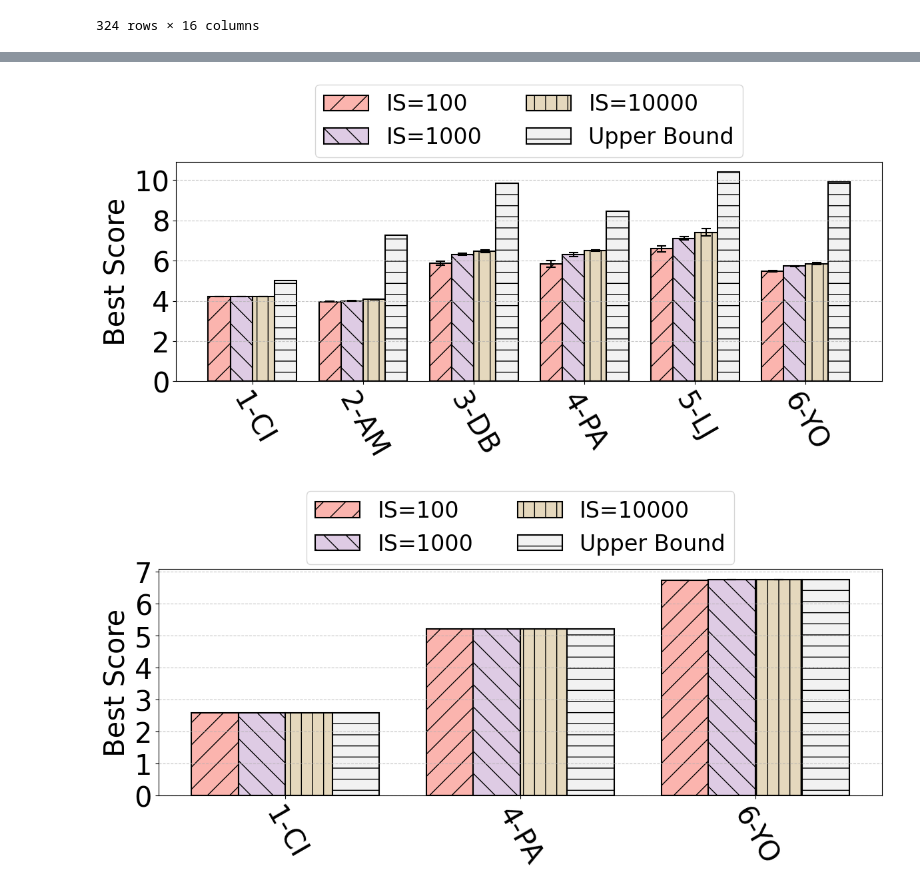
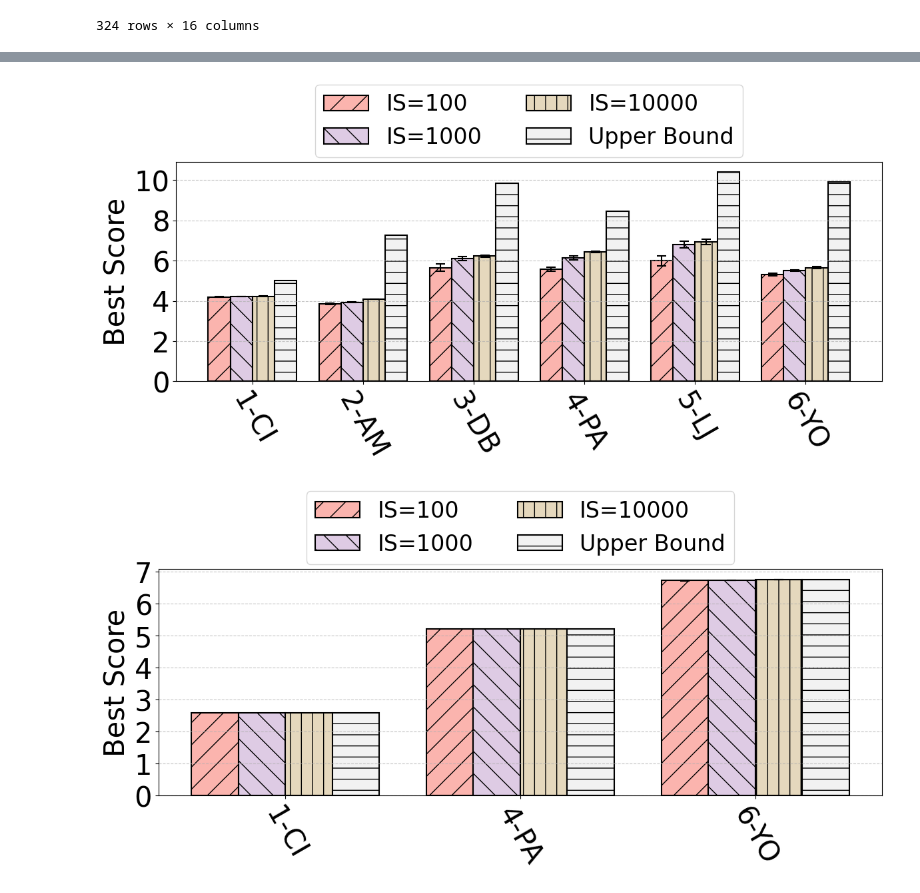
Before and after one commit to dcc-ufla-graph-mining/fractal, a Jupyter notebook: plots/CCPE_Plots/optimality_plots.ipynb, the cells around one changed output, grey strips where cells are left out. Saved outputs shown, nothing was run; the diff lists cells and outputs as text; code cells hidden in the pictures.

```diff
--- a/plots/CCPE_Plots/optimality_plots.ipynb
+++ b/plots/CCPE_Plots/optimality_plots.ipynb
@@ -401,7 +399,7 @@ import math
 # Setup variables
 grouping_cols = ["graph_name"]
 obj_function = ["degreeentropy"]
-metaheuristic = ["vns"]
+metaheuristic = ["ils"]
 
 # Filter the Data
 df = grouped_df[
@@ -419,34 +417,34 @@ df['graph_name'] = df['graph_name'].replace({
     'patents': '4-PA',
     'livejournal': '5-LJ',
     'youtube': '6-YO',
 })
 
 # Create the Title
 algo_name = metaheuristic[0].upper()
 title = f"{algo_name} - Optimality Degree Entropy"
 
 # Unique degrees following graph order
 unique_degrees = [32, 153, 926, 351, 1355, 969]
 
 # Calculate Degree Entropy
 def upper_bound_entropy(n):
     e = 0
     for i in range(n):
         p = 1 / n
         e = e - p * math.log2(p)
     return e
 
 # Plot graph
 plot_average_by_group_and_initial_solutions(
     df,
     grouping_cols,
     metaheuristic,
     {'Upper Bound': [upper_bound_entropy(n) for n in unique_degrees]},
     log_scale=False,
     figsize=(12,6)
 )
 # %% [output]
-[figure, old version]
+[figure, new version]
 # %%
 # Setup variables
 grouping_cols = ["graph_name"]
```
Also changed, not shown: parts of 6 cells of this notebook, 31 other files.
